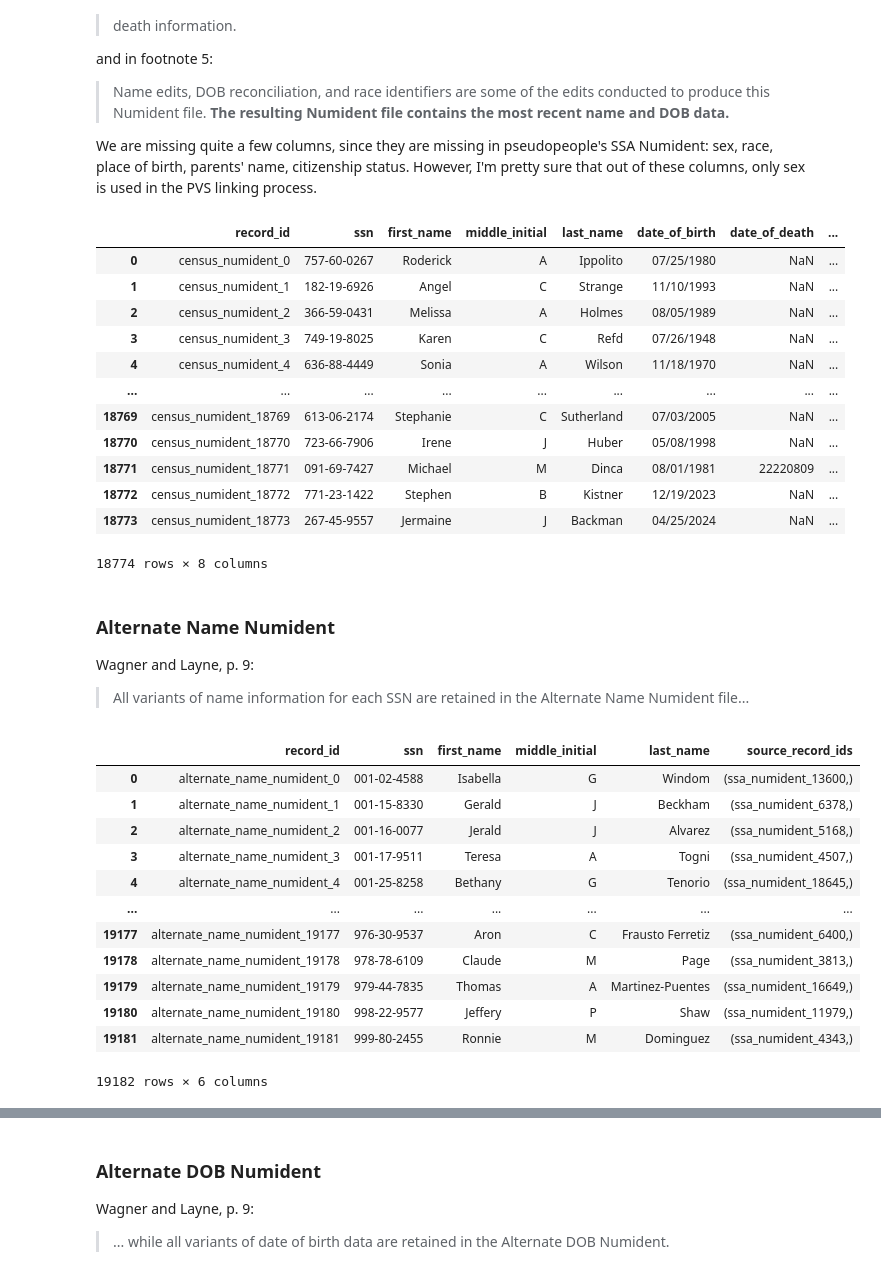
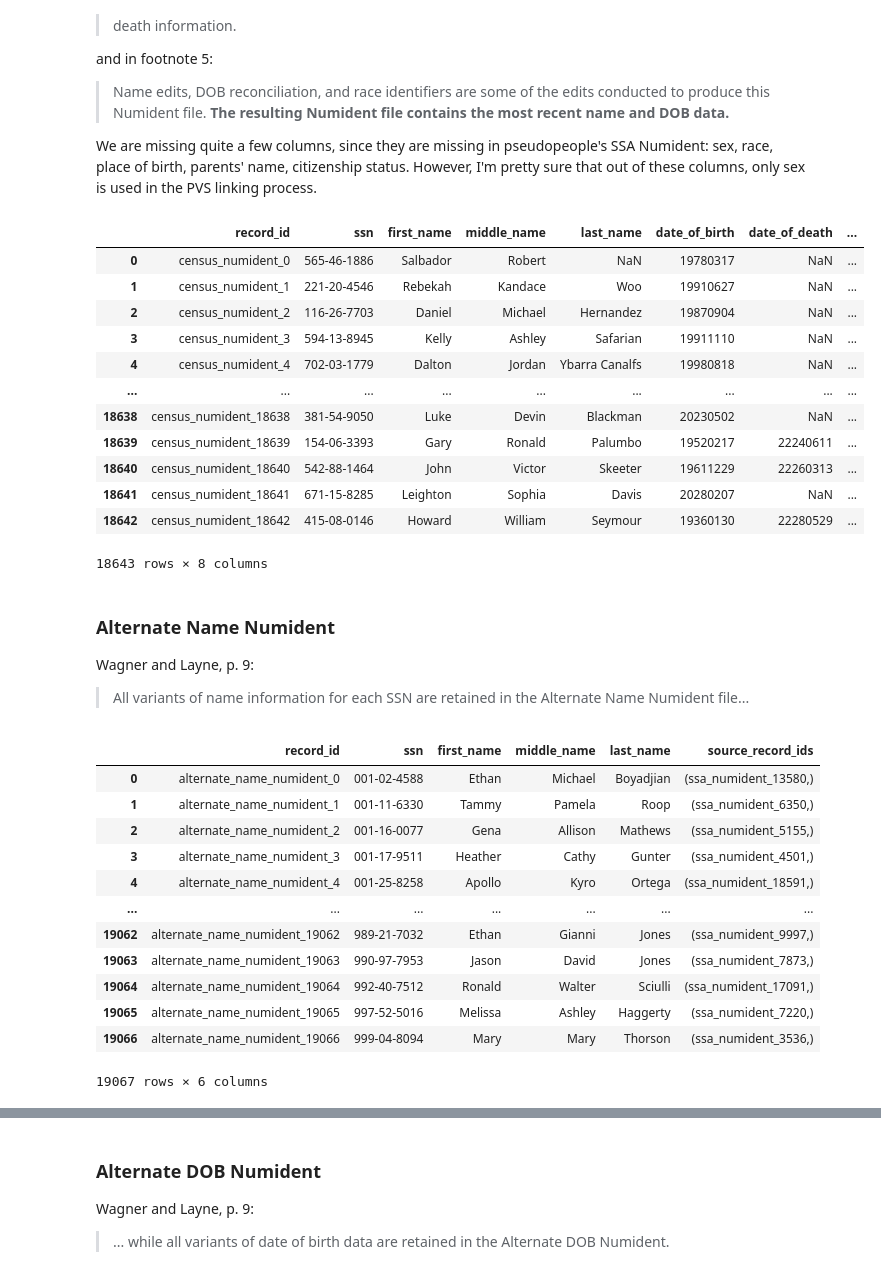
Before and after one commit to ihmeuw/person_linkage_case_study, a Jupyter notebook: linkage/pvs_like_case_study/generate_simulated_data/generate_simulated_data_small_sample.ipynb, the cells around one changed output, grey strips where cells are left out. Saved outputs shown, nothing was run; the diff lists cells and outputs as text; code cells hidden in the pictures.

```diff
--- a/linkage/pvs_like_case_study/generate_simulated_data/generate_simulated_data_small_sample.ipynb
+++ b/linkage/pvs_like_case_study/generate_simulated_data/generate_simulated_data_small_sample.ipynb
@@ -418,7 +393,7 @@ def fill_dates(df, fill_with):
     return (
         # Replace invalid dates with nans
         pd.to_datetime(df.event_date, format='%Y%m%d', errors='coerce')
-            .fillna(pd.Timestamp('2100-01-01' if fill_with == 'latest' else '1900-01-01'))
+            .fillna(pd.to_datetime('2100-01-01' if fill_with == 'latest' else '1900-01-01'))
     )
 
 def best_data_from_columns(df, columns, best_is_latest=True):
@@ -433,47 +408,47 @@ def best_data_from_columns(df, columns, best_is_latest=True):
             .assign(event_date_for_sort=lambda df: fill_dates(df, fill_with=fill_with))
             .sort_values('event_date_for_sort')
             .dropna(subset=columns, how='all')
             .drop_duplicates('ssn', keep=('last' if best_is_latest else 'first'))
             [['record_id', 'ssn'] + columns]
             .pipe(record_id_to_single_source_record)
     )
 
 best_name = best_data_from_columns(
     ssa_numident,
-    columns=['first_name', 'middle_initial', 'last_name'],
+    columns=['first_name', 'middle_name', 'last_name'],
 )
 
 best_date_of_birth = best_data_from_columns(
     ssa_numident,
     columns=['date_of_birth'],
 )
 
 best_date_of_death = best_data_from_columns(
     ssa_numident[ssa_numident.event_type == 'death'],
     columns=['event_date'],
 ).rename(columns={'event_date': 'date_of_death'})
 
 census_numident = merge_preserving_source_records(
     [best_name, best_date_of_birth, best_date_of_death],
     on='ssn',
     how='outer',
 )
 census_numident = add_unique_record_id(census_numident, 'census_numident')
 census_numident
 # %% [output]
-|  | record_id | ssn | first_name | middle_initial | last_name | date_of_birth | date_of_death | ... |
-| 0 | census_numident_0 | 757-60-0267 | Roderick | A | Ippolito | 07/25/1980 | NaN | ... |
-| 1 | census_numident_1 | 182-19-6926 | Angel | C | Strange | 11/10/1993 | NaN | ... |
-| 2 | census_numident_2 | 366-59-0431 | Melissa | A | Holmes | 08/05/1989 | NaN | ... |
-| 3 | census_numident_3 | 749-19-8025 | Karen | C | Refd | 07/26/1948 | NaN | ... |
-| 4 | census_numident_4 | 636-88-4449 | Sonia | A | Wilson | 11/18/1970 | NaN | ... |
+|  | record_id | ssn | first_name | middle_name | last_name | date_of_birth | date_of_death | ... |
+| 0 | census_numident_0 | 565-46-1886 | Salbador | Robert | NaN | 19780317 | NaN | ... |
+| 1 | census_numident_1 | 221-20-4546 | Rebekah | Kandace | Woo | 19910627 | NaN | ... |
+| 2 | census_numident_2 | 116-26-7703 | Daniel | Michael | Hernandez | 19870904 | NaN | ... |
+| 3 | census_numident_3 | 594-13-8945 | Kelly | Ashley | Safarian | 19911110 | NaN | ... |
+| 4 | census_numident_4 | 702-03-1779 | Dalton | Jordan | Ybarra Canalfs | 19980818 | NaN | ... |
 | ... | ... | ... | ... | ... | ... | ... | ... | ... |
-| 18769 | census_numident_18769 | 613-06-2174 | Stephanie | C | Sutherland | 07/03/2005 | NaN | ... |
-| 18770 | census_numident_18770 | 723-66-7906 | Irene | J | Huber | 05/08/1998 | NaN | ... |
-| 18771 | census_numident_18771 | 091-69-7427 | Michael | M | Dinca | 08/01/1981 | 22220809 | ... |
-| 18772 | census_numident_18772 | 771-23-1422 | Stephen | B | Kistner | 12/19/2023 | NaN | ... |
-| 18773 | census_numident_18773 | 267-45-9557 | Jermaine | J | Backman | 04/25/2024 | NaN | ... |
+| 18638 | census_numident_18638 | 381-54-9050 | Luke | Devin | Blackman | 20230502 | NaN | ... |
+| 18639 | census_numident_18639 | 154-06-3393 | Gary | Ronald | Palumbo | 19520217 | 22240611 | ... |
+| 18640 | census_numident_18640 | 542-88-1464 | John | Victor | Skeeter | 19611229 | 22260313 | ... |
+| 18641 | census_numident_18641 | 671-15-8285 | Leighton | Sophia | Davis | 20280207 | NaN | ... |
+| 18642 | census_numident_18642 | 415-08-0146 | Howard | William | Seymour | 19360130 | 22280529 | ... |
-18774 rows × 8 columns
+18643 rows × 8 columns
 # %% [markdown]
 ### Alternate Name Numident
 
@@ -482,23 +457,23 @@ Wagner and Layne, p. 9:
 >  All variants of name information for each SSN are retained in the Alternate Name
 Numident file...
 # %%
-alternate_name_numident = dedupe_preserving_source_records(ssa_numident, ['ssn', 'first_name', 'middle_initial', 'last_name'])
+alternate_name_numident = dedupe_preserving_source_records(ssa_numident, ['ssn', 'first_name', 'middle_name', 'last_name'])
 alternate_name_numident = add_unique_record_id(alternate_name_numident, 'alternate_name_numident')
 alternate_name_numident
 # %% [output]
-|  | record_id | ssn | first_name | middle_initial | last_name | source_record_ids |
-| 0 | alternate_name_numident_0 | 001-02-4588 | Isabella | G | Windom | (ssa_numident_13600,) |
-| 1 | alternate_name_numident_1 | 001-15-8330 | Gerald | J | Beckham | (ssa_numident_6378,) |
-| 2 | alternate_name_numident_2 | 001-16-0077 | Jerald | J | Alvarez | (ssa_numident_5168,) |
-| 3 | alternate_name_numident_3 | 001-17-9511 | Teresa | A | Togni | (ssa_numident_4507,) |
-| 4 | alternate_name_numident_4 | 001-25-8258 | Bethany | G | Tenorio | (ssa_numident_18645,) |
+|  | record_id | ssn | first_name | middle_name | last_name | source_record_ids |
+| 0 | alternate_name_numident_0 | 001-02-4588 | Ethan | Michael | Boyadjian | (ssa_numident_13580,) |
+| 1 | alternate_name_numident_1 | 001-11-6330 | Tammy | Pamela | Roop | (ssa_numident_6350,) |
+| 2 | alternate_name_numident_2 | 001-16-0077 | Gena | Allison | Mathews | (ssa_numident_5155,) |
+| 3 | alternate_name_numident_3 | 001-17-9511 | Heather | Cathy | Gunter | (ssa_numident_4501,) |
+| 4 | alternate_name_numident_4 | 001-25-8258 | Apollo | Kyro | Ortega | (ssa_numident_18591,) |
 | ... | ... | ... | ... | ... | ... | ... |
-| 19177 | alternate_name_numident_19177 | 976-30-9537 | Aron | C | Frausto Ferretiz | (ssa_numident_6400,) |
-| 19178 | alternate_name_numident_19178 | 978-78-6109 | Claude | M | Page | (ssa_numident_3813,) |
-| 19179 | alternate_name_numident_19179 | 979-44-7835 | Thomas | A | Martinez-Puentes | (ssa_numident_16649,) |
-| 19180 | alternate_name_numident_19180 | 998-22-9577 | Jeffery | P | Shaw | (ssa_numident_11979,) |
-| 19181 | alternate_name_numident_19181 | 999-80-2455 | Ronnie | M | Dominguez | (ssa_numident_4343,) |
+| 19062 | alternate_name_numident_19062 | 989-21-7032 | Ethan | Gianni | Jones | (ssa_numident_9997,) |
+| 19063 | alternate_name_numident_19063 | 990-97-7953 | Jason | David | Jones | (ssa_numident_7873,) |
+| 19064 | alternate_name_numident_19064 | 992-40-7512 | Ronald | Walter | Sciulli | (ssa_numident_17091,) |
+| 19065 | alternate_name_numident_19065 | 997-52-5016 | Melissa | Ashley | Haggerty | (ssa_numident_7220,) |
+| 19066 | alternate_name_numident_19066 | 999-04-8094 | Mary | Mary | Thorson | (ssa_numident_3536,) |
-19182 rows × 6 columns
+19067 rows × 6 columns
 # %%
 alternate_name_numident.groupby('ssn').size().describe()
 # %% [output]
```
Also changed, not shown: parts of 60 cells of this notebook, 3 other files.
